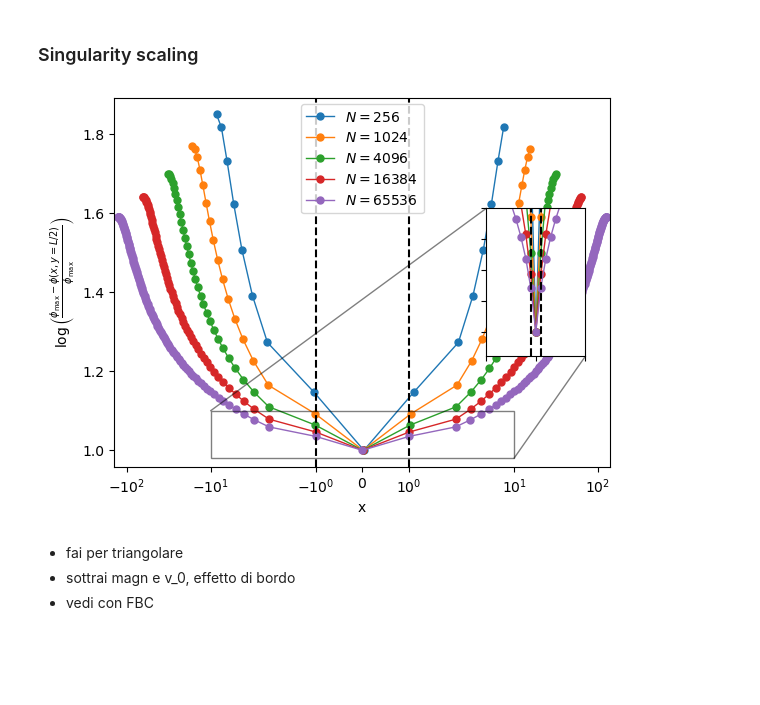
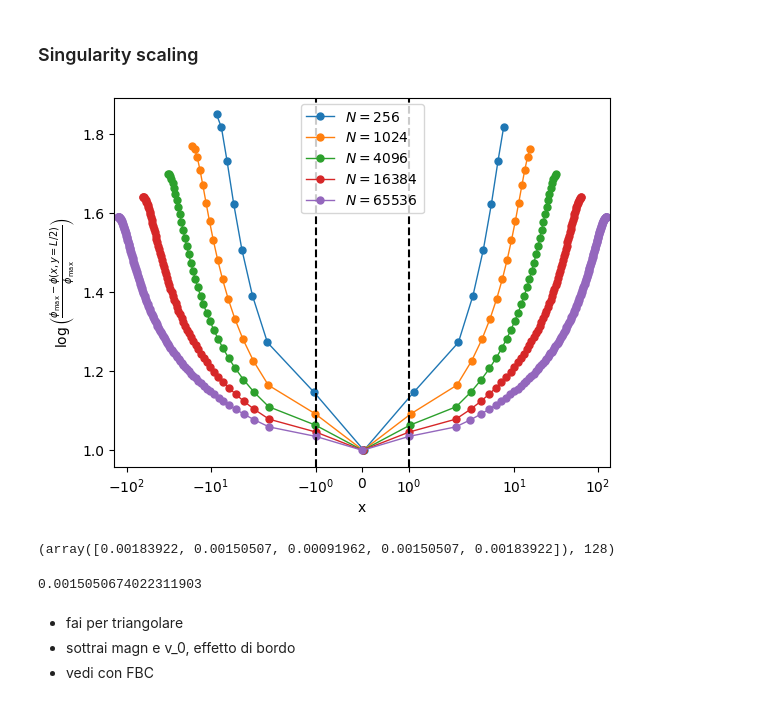
Before and after one commit to giulioiannelli/lrgsglib-public, a Jupyter notebook: nb/lattc2dsq_SLDynamics.ipynb, the cells around one changed output. Cells and saved outputs as stored; diff of their text form; code cells hidden in the pictures; blank space fills up the shorter version.

```diff
--- a/nb/lattc2dsq_SLDynamics.ipynb
+++ b/nb/lattc2dsq_SLDynamics.ipynb
@@ -31,47 +31,55 @@ for side in sizes:
     lattice.compute_k_eigvV()
     eigs[side] = lattice.eigV[0].reshape(lattice.syshape)
 # %%
-
 fig, ax = plt.subplots()
 
 for side in sizes:
     eigen_state = np.abs(eigs[side])
     phi_plot = np.log(np.max(eigen_state) - eigen_state)
-    phi_plot_nnans = phi_plot[(phi_plot != np.inf) & (phi_plot != -np.inf)]
-    phi_plot = np.nan_to_num(phi_plot, posinf=np.max(phi_plot_nnans), neginf=np.min(phi_plot_nnans))
+    phi_plot = inf_array_regularization(phi_plot)
     #
     halfsize = lattices[side].side1//2
     cut = phi_plot[:, halfsize]
-    x = np.linspace(0, len(cut), num=len(cut))-halfsize
-    ax.plot(x-0.5, cut/np.max(cut), 'o-',lw=1, markersize=5, label=fr"$N={side**2}$")
+    x = np.linspace(0, len(cut), num=len(cut))-halfsize-0.5
+    ax.plot(x, cut/np.max(cut), 'o-',lw=1, markersize=5, label=fr"$N={side**2}$")
 
 ax.set_ylabel(r'$\log\left(\frac{\phi_\max-\phi(x, y=L/2)}{\phi_\max}\right)$')
 ax.set_xlabel('x')
 ax.legend()
+# ax.set_yscale('log')
+ax.axvline(-1, ls='--', c='k')
+ax.axvline(1, ls='--', c='k')
+ax.set_xscale('symlog')
+# axins = ax.inset_axes(
+#     [0.75, 0.3, 0.2, 0.4],
+#     xlim=(-10, 10), ylim=(0.98, 1.5), xticklabels=[], yticklabels=[])
 
+# for side in sizes:
+#     eigen_state = np.abs(eigs[side])
+#     phi_plot = np.log((np.max(eigen_state) - eigen_state)/np.max(eigen_state))
+#     phi_plot_nnans = phi_plot[(phi_plot != np.inf) & (phi_plot != -np.inf)]
+#     phi_plot = np.nan_to_num(phi_plot, posinf=np.max(phi_plot_nnans), neginf=np.min(phi_plot_nnans))
+#     #
+#     halfsize = lattices[side].side1//2
+#     cut = phi_plot[:, halfsize]
+#     x = np.linspace(0, len(cut), num=len(cut))-halfsize
+#     axins.plot(x-0.5, cut/np.max(cut), 'o-',lw=1, markersize=5, label=fr"$N={side**2}$")
 
-axins = ax.inset_axes(
-    [0.75, 0.3, 0.2, 0.4],
-    xlim=(-10, 10), ylim=(0.98, 1.1), xticklabels=[], yticklabels=[])
-
-for side in sizes:
-    eigen_state = np.abs(eigs[side])
-    phi_plot = np.log(np.max(eigen_state) - eigen_state)
-    phi_plot_nnans = phi_plot[(phi_plot != np.inf) & (phi_plot != -np.inf)]
-    phi_plot = np.nan_to_num(phi_plot, posinf=np.max(phi_plot_nnans), neginf=np.min(phi_plot_nnans))
-    #
-    halfsize = lattices[side].side1//2
-    cut = phi_plot[:, halfsize]
-    x = np.linspace(0, len(cut), num=len(cut))-halfsize
-    axins.plot(x-0.5, cut/np.max(cut), 'o-',lw=1, markersize=5, label=fr"$N={side**2}$")
-
-for aax in [ax, axins]:
-    aax.axvline(-1, ls='--', c='k')
-    aax.axvline(1, ls='--', c='k')
-ax.indicate_inset_zoom(axins, edgecolor="black")
-ax.set_xscale('symlog')
+# for aax in [ax, axins]:
+#     aax.axvline(-1, ls='--', c='k')
+#     aax.axvline(1, ls='--', c='k')
+# axins.set_xscale('symlog')
+# ax.indicate_inset_zoom(axins, edgecolor="black")
 # %% [output]
-[figure, old version]
+[figure, new version]
+# %%
+eigen_state[126:131, 128], len(cut)//2
+# %% [output]
+(array([0.00183922, 0.00150507, 0.00091962, 0.00150507, 0.00183922]), 128)
+# %%
+eigen_state[127, 128]
+# %% [output]
+0.0015050674022311903
 # %% [markdown]
 - fai per triangolare
 - sottrai magn e v_0, effetto di bordo
```
Also changed, not shown: parts of 4 cells of this notebook, 10 other files.
